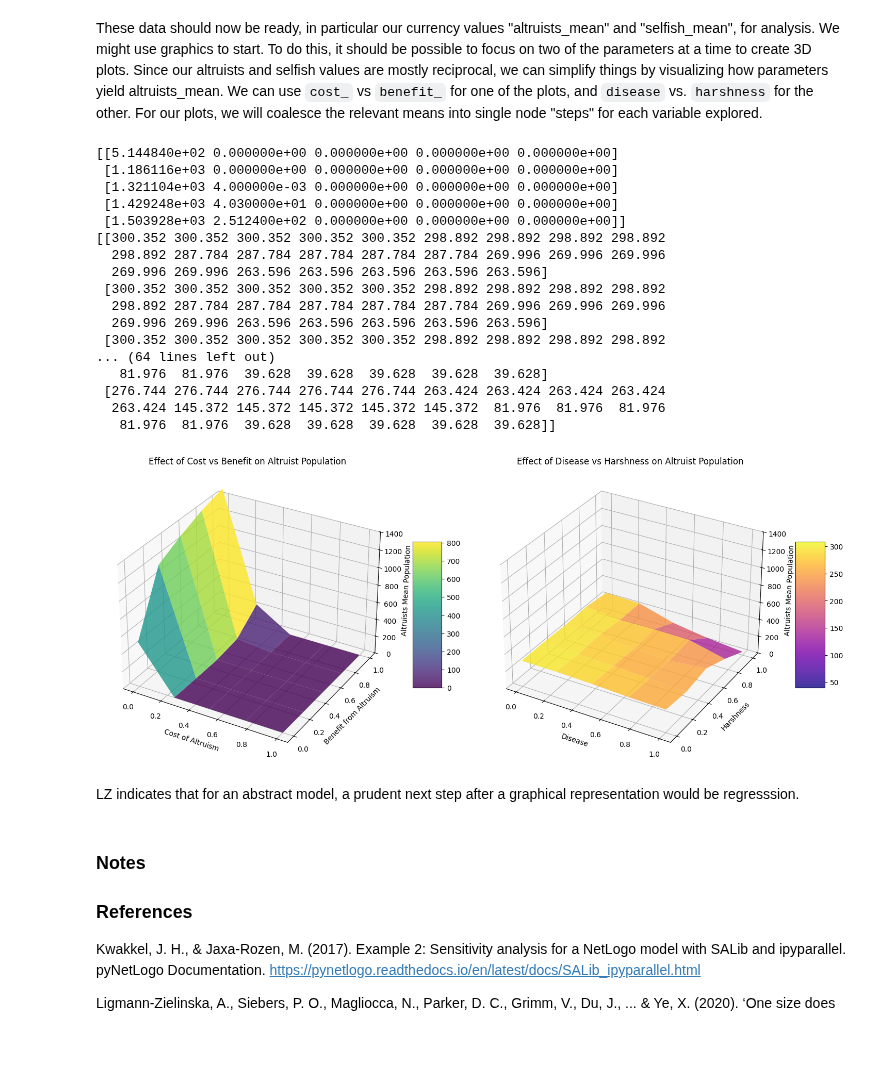
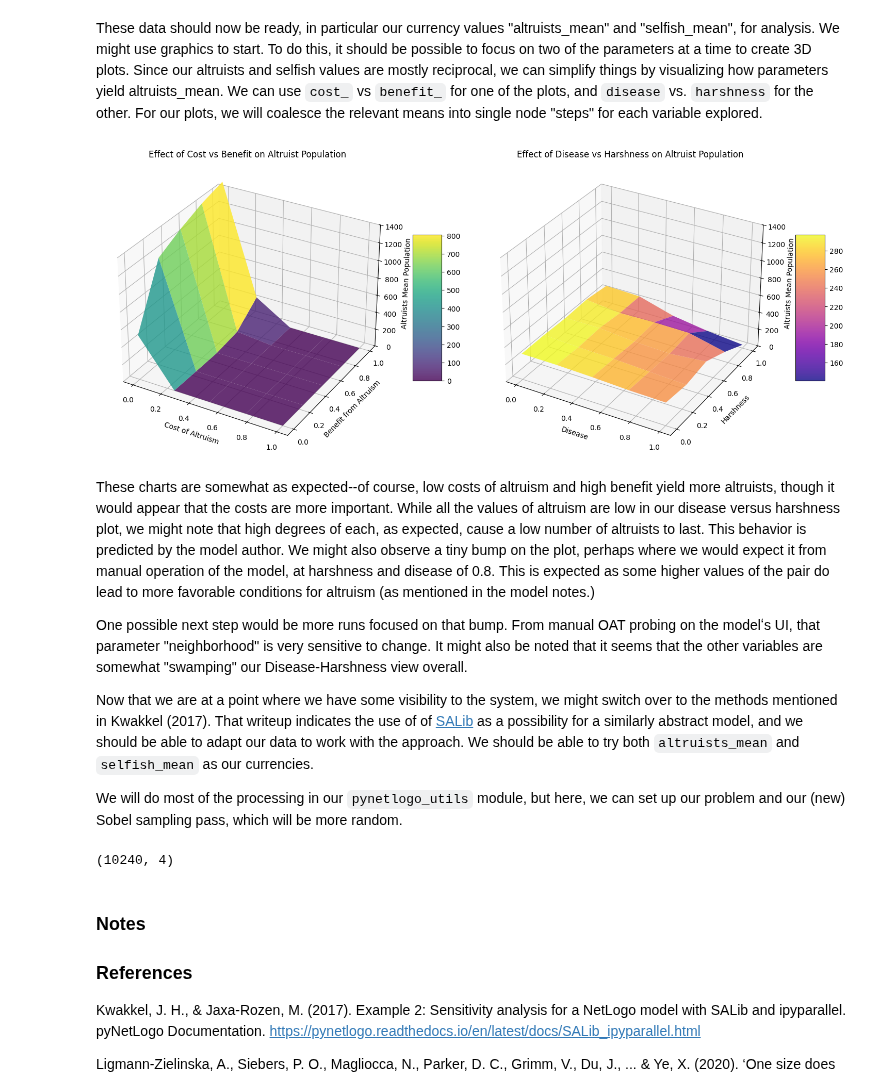
Before and after one commit to peterdresslar/cas-520, a Jupyter notebook: M4/M4Analysis_Part2_Dresslar.ipynb, the cells around one changed output. Drawn from its saved outputs; the diff is of its cells as text; code cells hidden in the pictures; blank space fills up the shorter version.

Commit message:
sobel start

```diff
--- a/M4/M4Analysis_Part2_Dresslar.ipynb
+++ b/M4/M4Analysis_Part2_Dresslar.ipynb
@@ -160,71 +160,70 @@ for i, cost in enumerate(cost_range):
             Z1[j, i] = intersection['altruists_mean'].mean()
 
 
-print(Z1)
+# print(Z1)
 
 # we have to use the exact same code (opposite params) for the other plot
 disease_harshness_z_df = df.groupby(['disease', 'harshness']).aggregate(
     altruists_mean=('altruists_mean', 'mean')
 ).reset_index()
 
-disease_values = sorted(disease_harshness_z_df['disease'])
-harshness_values = sorted(disease_harshness_z_df['harshness'])
-X2, Y2 = np.meshgrid(disease_values, harshness_values)
+X2, Y2 = np.meshgrid(disease_range, harshness_range)
 
 Z2 = np.zeros_like(X2)
-for i, disease in enumerate(disease_values):
-    for j, harshness in enumerate(harshness_values):
+for i, disease in enumerate(disease_range):
+    for j, harshness in enumerate(harshness_range):
         intersection = df[(df['disease'] == disease) & (df['harshness'] == harshness)]
         if not intersection.empty:
             Z2[j, i] = intersection['altruists_mean'].mean()
 
 
-print(Z2)
-
-
+# print(Z2)
 
 fig = plt.figure(figsize=(15, 6))
 
 # "We create the plot by calling the function “plot_surface(X, Y, Z, cmap=”plasma”, linewidth=0, antialiased=False, alpha=0.5):"
 ax1 = fig.add_subplot(121, projection='3d')
 surf1 = ax1.plot_surface(X1, Y1, Z1, cmap='viridis', edgecolor='none', alpha=0.8)
 ax1.set_xlabel('Cost of Altruism')
 ax1.set_ylabel('Benefit from Altruism')
 ax1.set_zlabel('Altruists Mean Population')
 ax1.set_zlim(0,1400)
 ax1.set_title('Effect of Cost vs Benefit on Altruist Population')
 fig.colorbar(surf1, ax=ax1, shrink=0.5, aspect=5)
 
 # Second plot: Disease vs Harshness
 ax2 = fig.add_subplot(122, projection='3d')
 surf2 = ax2.plot_surface(X2, Y2, Z2, cmap='plasma', edgecolor='none', alpha=0.8)
 ax2.set_xlabel('Disease')
 ax2.set_ylabel('Harshness')
 ax2.set_zlabel('Altruists Mean Population')
 ax2.set_zlim(0,1400)
 ax2.set_title('Effect of Disease vs Harshness on Altruist Population')
 fig.colorbar(surf2, ax=ax2, shrink=0.5, aspect=5)
 
 plt.tight_layout()
 plt.show()
 # %% [output]
-[[5.144840e+02 0.000000e+00 0.000000e+00 0.000000e+00 0.000000e+00]
- [1.186116e+03 0.000000e+00 0.000000e+00 0.000000e+00 0.000000e+00]
- [1.321104e+03 4.000000e-03 0.000000e+00 0.000000e+00 0.000000e+00]
- [1.429248e+03 4.030000e+01 0.000000e+00 0.000000e+00 0.000000e+00]
- [1.503928e+03 2.512400e+02 0.000000e+00 0.000000e+00 0.000000e+00]]
-[[300.352 300.352 300.352 300.352 300.352 298.892 298.892 298.892 298.892
-  298.892 287.784 287.784 287.784 287.784 287.784 269.996 269.996 269.996
-  269.996 269.996 263.596 263.596 263.596 263.596 263.596]
- [300.352 300.352 300.352 300.352 300.352 298.892 298.892 298.892 298.892
-  298.892 287.784 287.784 287.784 287.784 287.784 269.996 269.996 269.996
-  269.996 269.996 263.596 263.596 263.596 263.596 263.596]
- [300.352 300.352 300.352 300.352 300.352 298.892 298.892 298.892 298.892
-... (64 lines left out)
-   81.976  81.976  39.628  39.628  39.628  39.628  39.628]
- [276.744 276.744 276.744 276.744 276.744 263.424 263.424 263.424 263.424
-  263.424 145.372 145.372 145.372 145.372 145.372  81.976  81.976  81.976
-   81.976  81.976  39.628  39.628  39.628  39.628  39.628]]
-[figure, old version]
+[figure, new version]
-# %% [markdown]
-LZ indicates that for an abstract model, a prudent next step after a graphical representation would be regresssion.
+# %% [markdown]
+These charts are somewhat as expected--of course, low costs of altruism and high benefit yield more altruists, though it would appear that the costs are more important. While all the values of altruism are low in our disease versus harshness plot, we might note that high degrees of each, as expected, cause a low number of altruists to last. This behavior is predicted by the model author. We might also observe a tiny bump on the plot, perhaps where we would expect it from manual operation of the model, at harshness and disease of 0.8. This is expected as some higher values of the pair do lead to more favorable conditions for altruism (as mentioned in the model notes.)
+
+One possible next step would be more runs focused on that bump. From manual OAT probing on the modelʻs UI, that parameter "neighborhood" is very sensitive to change. It might also be noted that it seems that the other variables are somewhat "swamping" our Disease-Harshness view overall.
+
+Now that we are at a point where we have some visibility to the system, we might switch over to the methods mentioned in Kwakkel (2017). That writeup indicates the use of of [SALib](https://salib.readthedocs.io/en/latest/) as a possibility for a similarly abstract model, and we should be able to adapt our data to work with the approach. We should be able to try both `altruists_mean` and `selfish_mean` as our currencies.
+
+We will do most of the processing in our `pynetlogo_utils` module, but here, we can set up our problem and our (new) Sobel sampling pass, which will be more random.
+# %%
+from SALib.sample import sobol as sobolsample
+
+altruism_problem = {
+    'num_vars': 4,
+    'names': ['cost_of_altruism', 'benefit_from_altruism', 'disease', 'harshness'],
+    'bounds': [[0, 1], [0, 1], [0, .9], [0, .9]]  # we use the model caps here
+}
+
+param_values = sobolsample.sample(altruism_problem, 1024, calc_second_order=True)
+
+param_values.shape   # thatʻs a lot of runs!
+# %% [output]
+(10240, 4)
```
Also changed, not shown: parts of 3 cells of this notebook, 4 other files.
